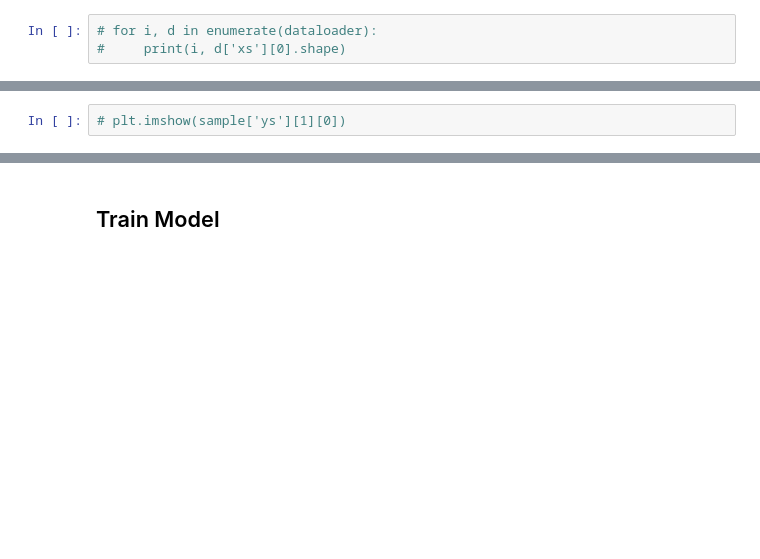
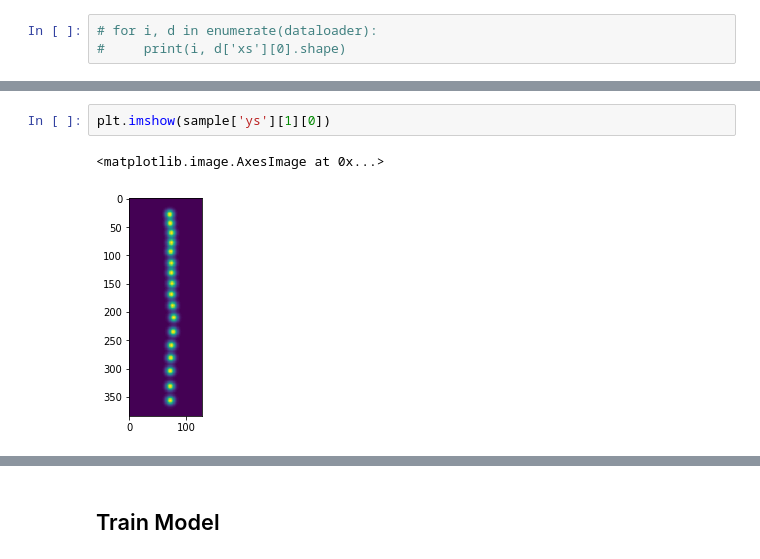
Before and after one commit to Arnav0400/Spine-Corner-Net, a Jupyter notebook: Notebooks/Train.ipynb, the cells around one changed output, grey strips where cells are left out. Drawn from its saved outputs; the diff is of its cells as text; blank space fills up the shorter version.

```diff
--- a/Notebooks/Train.ipynb
+++ b/Notebooks/Train.ipynb
@@ -28,3 +35,6 @@ sample = data.__getitem__(394)
 # %%
-# plt.imshow(sample['ys'][1][0])
+plt.imshow(sample['ys'][1][0])
+# %% [output]
+<matplotlib.image.AxesImage at 0x...>
+[figure, added]
 # %%
```
Also changed, not shown: parts of 22 cells of this notebook, 12 other files.
